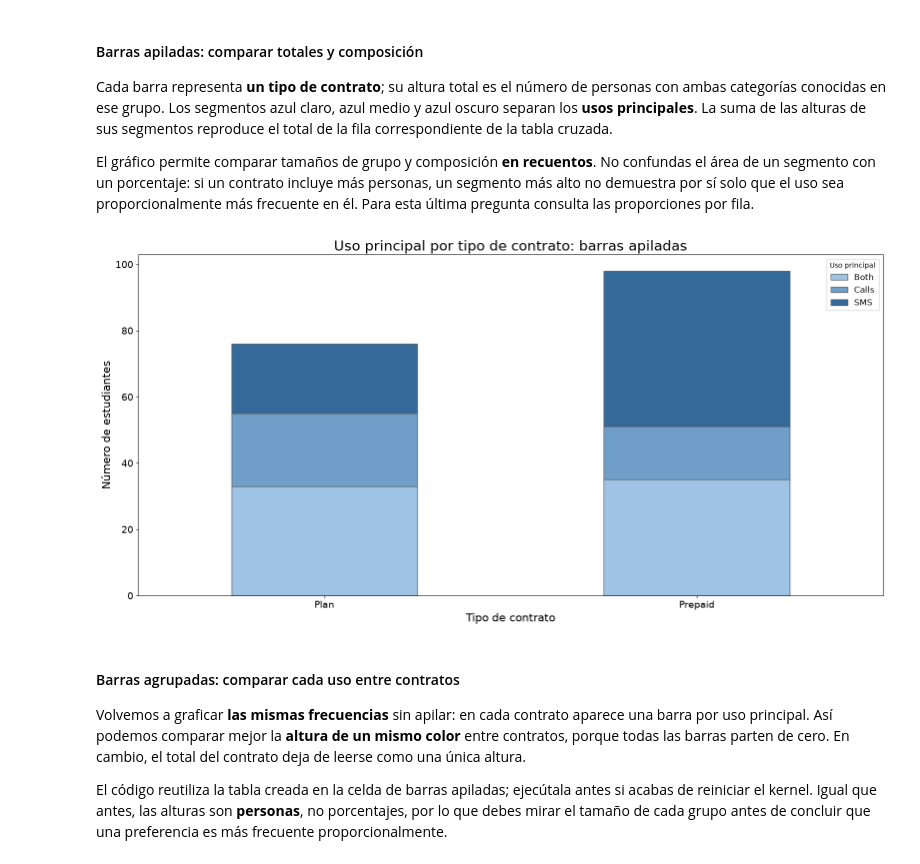
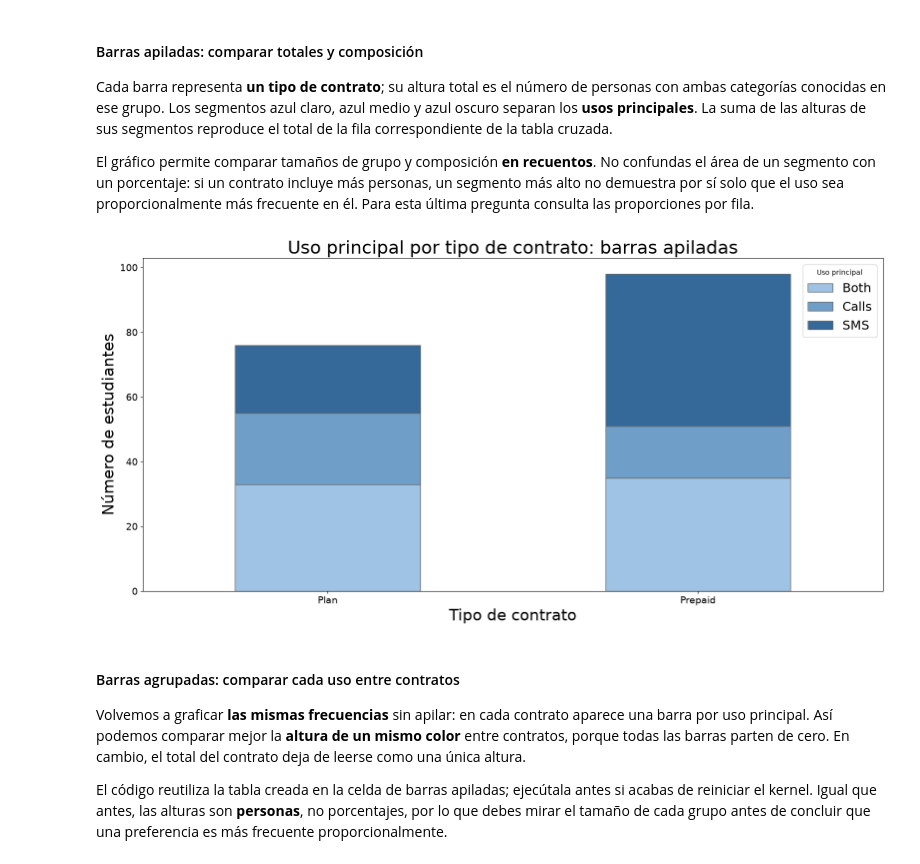
Before and after one commit to guiruha/LaSalle_Estadistica, a Jupyter notebook: sesiones/sesion1/s1.ipynb, the cells around one changed output. Cells and saved outputs as stored; diff of their text form; code cells hidden in the pictures.

```diff
--- a/sesiones/sesion1/s1.ipynb
+++ b/sesiones/sesion1/s1.ipynb
@@ -1725,19 +2070,29 @@ Cada barra representa **un tipo de contrato**; su altura total es el número de
 
 El gráfico permite comparar tamaños de grupo y composición **en recuentos**. No confundas el área de un segmento con un porcentaje: si un contrato incluye más personas, un segmento más alto no demuestra por sí solo que el uso sea proporcionalmente más frecuente en él. Para esta última pregunta consulta las proporciones por fila.
 # %%
+# Cuenta personas por uso y contrato, dejando fuera pares incompletos.
 tabla_uso_plan = pd.crosstab(datos['PrimaryUse'], datos['PlanType'])
+# Crea la figura y los ejes del gráfico.
 fig, ax = plt.subplots(figsize=(16, 8))
+# Transpone la tabla para que cada contrato sea una barra con usos apilados.
 _ = tabla_uso_plan.T.plot.bar(stacked=True, ax=ax, color=['#9fc3e4', '#6f9fc8', '#34699a'],
                               edgecolor='#666666', rot=0)
-_ = ax.set_title('Uso principal por tipo de contrato: barras apiladas', fontsize=20)
-_ = ax.set_xlabel('Tipo de contrato', fontsize=16)
-_ = ax.set_ylabel('Número de estudiantes', fontsize=16)
+# Describe el contenido de las barras en el título.
+_ = ax.set_title('Uso principal por tipo de contrato: barras apiladas', fontsize=26)
+# Identifica los contratos en el eje horizontal.
+_ = ax.set_xlabel('Tipo de contrato', fontsize=22)
+# Indica que el eje vertical cuenta estudiantes.
+_ = ax.set_ylabel('Número de estudiantes', fontsize=22)
+# Amplía el texto de los ejes.
 ax.tick_params(labelsize=14)
-_ = ax.legend(title='Uso principal', fontsize=12)
+# Identifica los colores de los diferentes usos.
+_ = ax.legend(title='Uso principal', fontsize=18)
+# Ajusta los márgenes para que todo se lea bien.
 fig.tight_layout()
+# Muestra las barras apiladas.
 plt.show()
 # %% [output]
-[figure, old version]
+[figure, new version]
 # %% [markdown]
 #### Barras agrupadas: comparar cada uso entre contratos
 
```
Also changed, not shown: parts of 114 cells of this notebook, 1 other file.
